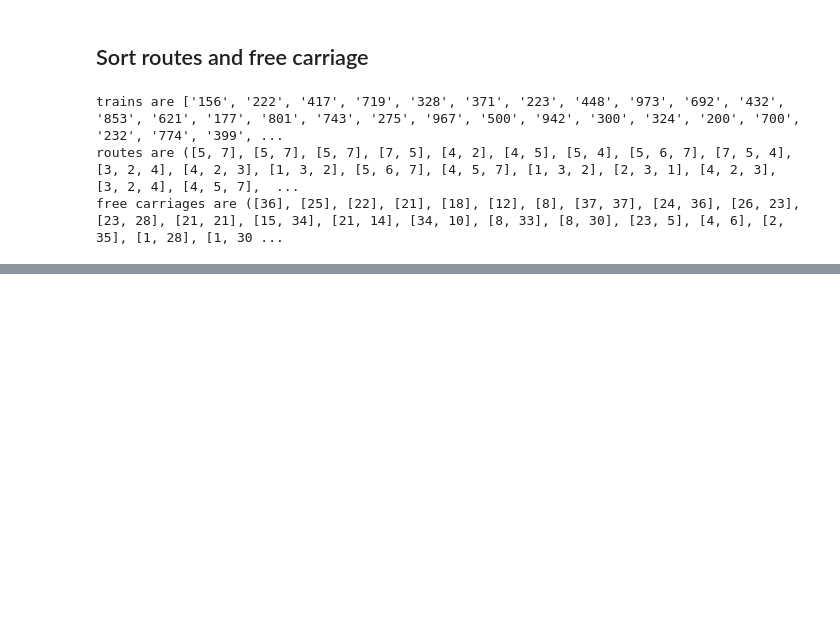
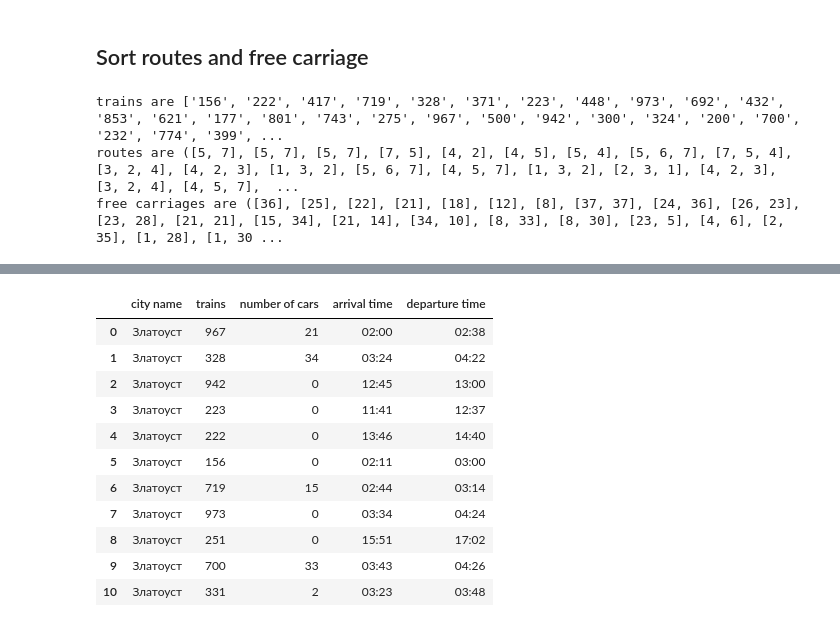
Before and after one commit to Snopoff/RZD-Car-Flow, a Jupyter notebook: Iterational Solution.ipynb, the cells around one changed output, grey strips where cells are left out. Cells and saved outputs as stored; diff of their text form; code cells hidden in the pictures; blank space fills up the shorter version.

```diff
--- a/Iterational Solution.ipynb
+++ b/Iterational Solution.ipynb
@@ -43,13 +49,14 @@ free_carriages = [list(map(lambda x: int(x), list(full_timetable.values())[i]['f
 
 trains = list(full_timetable.keys())
 n_trains = len(trains)
-trains_encodding = {i: train for i, train in enumerate(trains)}
+trains_encoding = {i: train for i, train in enumerate(trains)}
 trains_codes = range(n_trains)
 
 paths = list(permutations(cities, 2))
 paths_encodding = {path: i for i, path in enumerate(paths)}
 
 cities = list(map(lambda x: int(x[-2:-1]), stations.keys()))
+cities_names = list(map(lambda x: x[:-4], stations.keys()))
 # %%
 print(f"routes are {routes}")
 # %% [output]
@@ -152,0 +144,20 @@ array([[ 0, 38, 38, 25, 29,  7, 10],
+# %%
+cities_info = {}
+from itertools import chain
+for i, city in enumerate(cities):
+    cities_info[i] = {"city name" : cities_names[i],"trains": [], "number of cars": [], "arrival time": [], "departure time": []}
+    for j, route in enumerate(routes):
+        if city in route:
+            appropriate_cars = [key for key in Cars[j].keys() if city == key[0]]
+            num_of_cars = sum([Cars[j][key] for key in appropriate_cars])
+            train = trains_encoding[trains_codes[j]]
+            city_ind = route.index(city)
+            time = full_timetable[train]["timetable"][city_ind]
+            arrival_time = time[:5]
+            departure_time = time[-5:]
+            cities_info[i]["trains"].append(trains_encoding[j])
+            cities_info[i]["number of cars"].append(num_of_cars)
+            cities_info[i]["arrival time"].append(arrival_time)
+            cities_info[i]["departure time"].append(departure_time)
+            print(f"Город {city, cities_names[i]}: поезд {train} \
+            число вагонов {num_of_cars} время прибытия {arrival_time}")
@@ -152,0 +182,17 @@ array([[ 0, 38, 38, 25, 29,  7, 10],
+# %%
+test = pd.DataFrame(cities_info[0])
+test.name = cities_names[0]
+test
+# %% [output]
+|  | city name | trains | number of cars | arrival time | departure time |
+| 0 | Златоуст | 967 | 21 | 02:00 | 02:38 |
+| 1 | Златоуст | 328 | 34 | 03:24 | 04:22 |
+| 2 | Златоуст | 942 | 0 | 12:45 | 13:00 |
+| 3 | Златоуст | 223 | 0 | 11:41 | 12:37 |
+| 4 | Златоуст | 222 | 0 | 13:46 | 14:40 |
+| 5 | Златоуст | 156 | 0 | 02:11 | 03:00 |
+| 6 | Златоуст | 719 | 15 | 02:44 | 03:14 |
+| 7 | Златоуст | 973 | 0 | 03:34 | 04:24 |
+| 8 | Златоуст | 251 | 0 | 15:51 | 17:02 |
+| 9 | Златоуст | 700 | 33 | 03:43 | 04:26 |
+| 10 | Златоуст | 331 | 2 | 03:23 | 03:48 |
```
Also changed, not shown: parts of 7 cells of this notebook, 1 other file.
